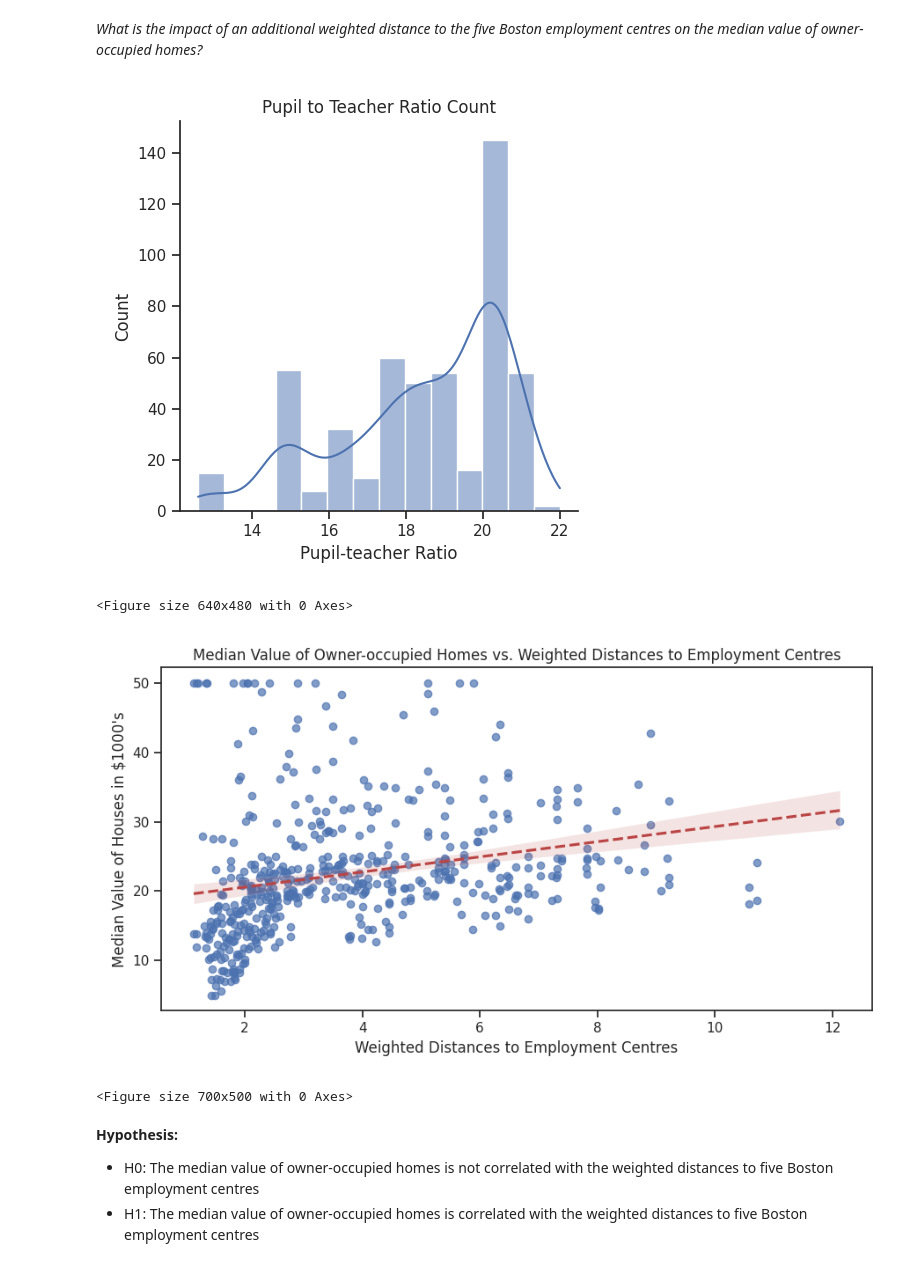
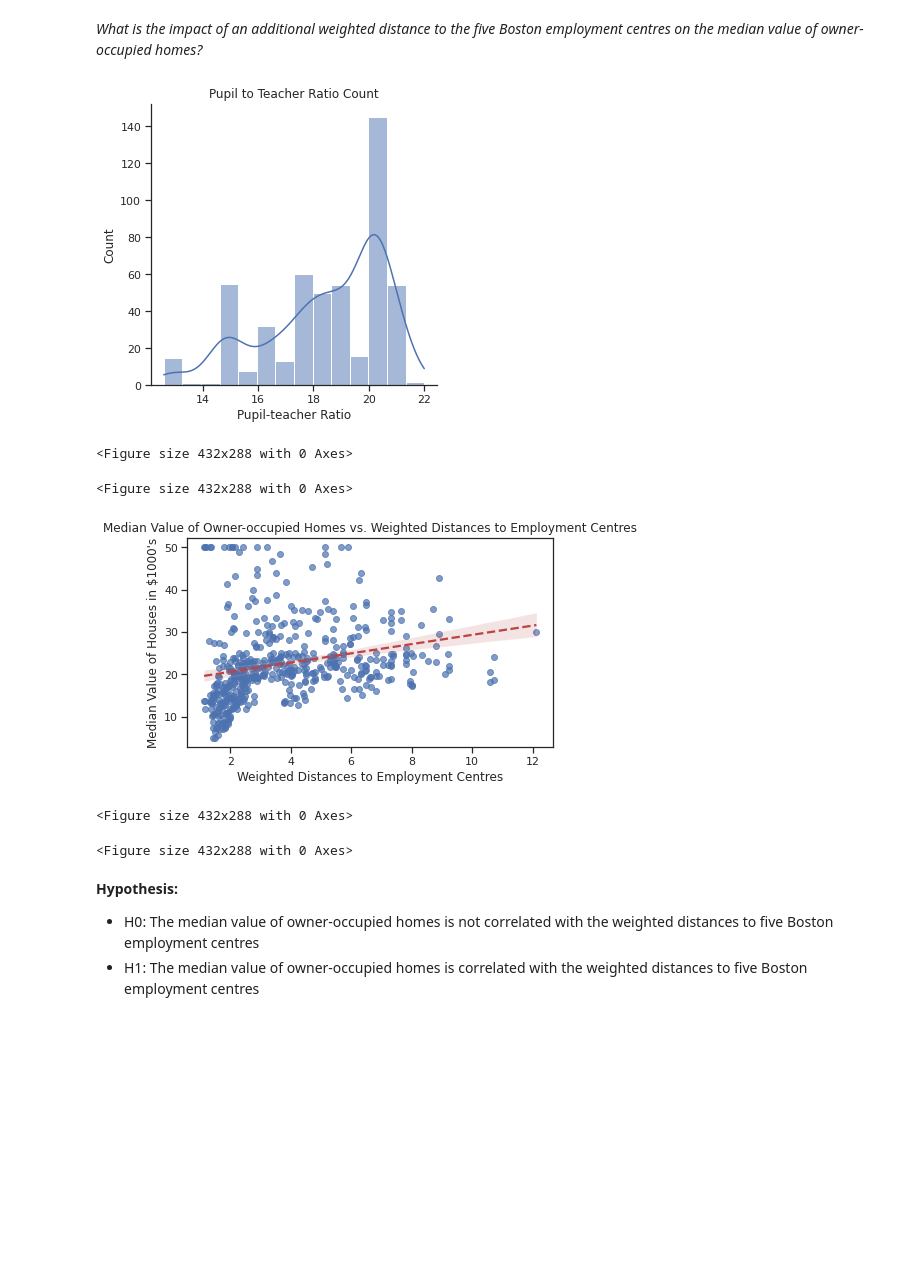
Before and after one commit to immprasetyo/boston-housing-statistics, a Jupyter notebook: boston-housing-statistics.ipynb, the cells around one changed output. Drawn from its saved outputs; the diff is of its cells as text; code cells hidden in the pictures; blank space fills up the shorter version.

```diff
--- a/boston-housing-statistics.ipynb
+++ b/boston-housing-statistics.ipynb
@@ -22,13 +41,8 @@ from statsmodels.formula.api import ols
 # %% [markdown]
 ### Read the dataset in the CSV file from the URL
 # %%
-from js import fetch
-import io
-
-URL = 'https://cf-courses-data.s3.us.cloud-object-storage.appdomain.cloud/IBMDeveloperSkillsNetwork-ST0151EN-SkillsNetwork/labs/boston_housing.csv'
-resp = await fetch(URL)
-boston_url = io.BytesIO((await resp.arrayBuffer()).to_py())
-boston_df = pd.read_csv(boston_url)
+f_url = 'https://cf-courses-data.s3.us.cloud-object-storage.appdomain.cloud/IBMDeveloperSkillsNetwork-ST0151EN-SkillsNetwork/labs/boston_housing.csv'
+boston_df = pd.read_csv(f_url)
 # %%
 boston_df.rename(columns = {'Unnamed: 0': 'Town Id'}, inplace = True)
 boston_df['Town Id'] = boston_df['Town Id'].astype('category')
@@ -183,7 +201,7 @@ _Is there a difference in median values of houses for each proportion of owner-o
 # %%
 # Discretize the age variable into three groups of 35 years and younger, between 35 and 70 years, and 70 years and older
 boston_df.loc[(boston_df['AGE'] <= 35), 'Age Group'] = '35 years and younger'
-boston_df.loc[(boston_df['AGE'] > 45) & (boston_df['AGE'] < 70), 'Age Group'] = 'Between 35 and 70 years'
+boston_df.loc[(boston_df['AGE'] > 35) & (boston_df['AGE'] < 70), 'Age Group'] = 'Between 35 and 70 years'
 boston_df.loc[(boston_df['AGE'] >= 70), 'Age Group'] = '70 years and older'
 
 boston_df.head()
@@ -301,27 +321,29 @@ plt.tight_layout()
 plt.show()
 plt.figure(figsize = None)
 # %% [output]
-[figure, old version]
+[figure, new version]
-<Figure size 640x480 with 0 Axes>
+<Figure size 432x288 with 0 Axes>
+<Figure size 432x288 with 0 Axes>
 # %%
 # Scatter plot between "DIS" and "MEDV"
 sns.regplot(
     x = 'DIS',
     y = 'MEDV',
     data = boston_df,
     scatter_kws = {'alpha': 0.7},
     line_kws = {'color': '#BB4444', 'linestyle': '--'}
 )
 
 plt.xlabel('Weighted Distances to Employment Centres')
 plt.ylabel("Median Value of Houses in $1000's")
 plt.title('Median Value of Owner-occupied Homes vs. Weighted Distances to Employment Centres')
 plt.tight_layout()
 plt.show()
-plt.figure(figsize = (7, 5))
+plt.figure(figsize = None)
 # %% [output]
-[figure, old version]
+[figure, new version]
-<Figure size 700x500 with 0 Axes>
+<Figure size 432x288 with 0 Axes>
+<Figure size 432x288 with 0 Axes>
 # %% [markdown]
 __Hypothesis:__
 * H0: The median value of owner-occupied homes is not correlated with the weighted distances to five Boston employment centres
```
Also changed, not shown: parts of 15 cells of this notebook.
